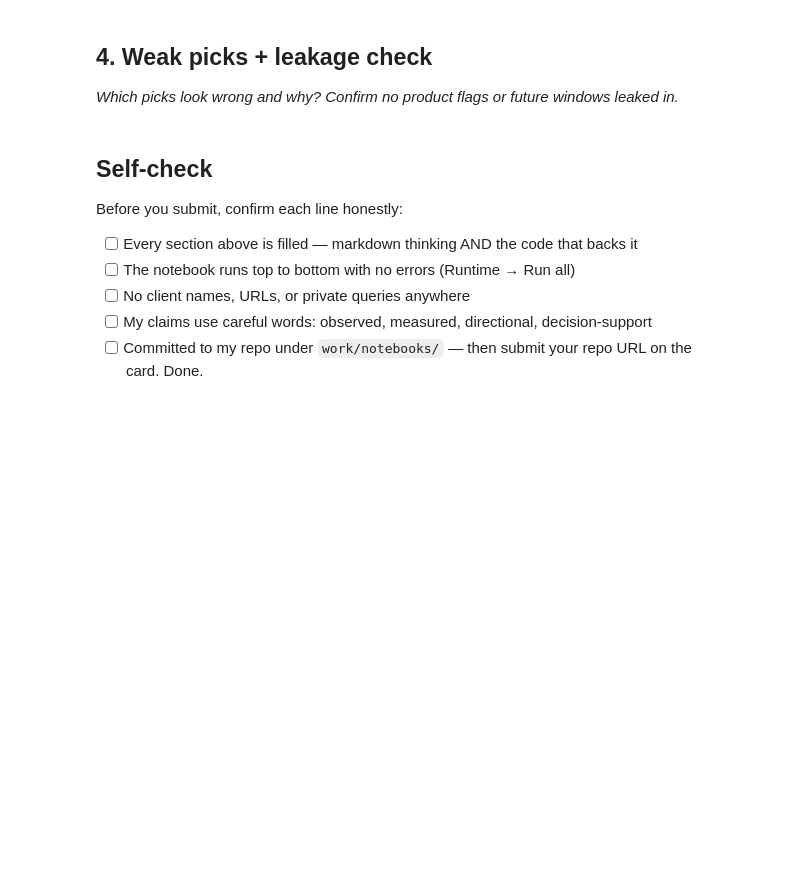
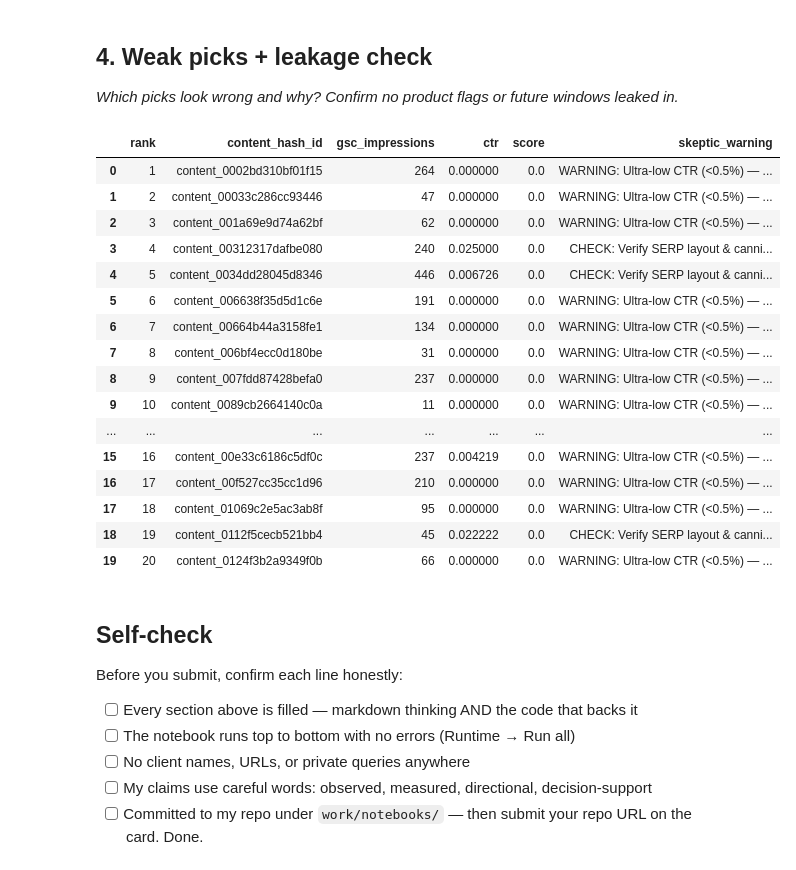
Before and after one commit to ashu141d/flyrank-ml-internship, a Jupyter notebook: work/notebooks/w04_baseline_score.ipynb, the cells around one changed output. Drawn from its saved outputs; the diff is of its cells as text; code cells hidden in the pictures; blank space fills up the shorter version.

```diff
--- a/work/notebooks/w04_baseline_score.ipynb
+++ b/work/notebooks/w04_baseline_score.ipynb
@@ -37,3 +171,30 @@ This skeleton is yours to fill. Work the sections **in order** — each one has
+# %%
+# Programmatic skeptical audit check: flag top-10 rows with extreme position variance or ultra-low CTR (<0.5%)
+audit_df = top_10.copy()
+audit_df["skeptic_warning"] = np.where(
+    audit_df["ctr"] < 0.005,
+    "WARNING: Ultra-low CTR (<0.5%) — likely SERP-feature suppression or intent mismatch",
+    "CHECK: Verify SERP layout & cannibalization before rewriting snippet"
+)
+display(audit_df[["rank", key_col, imp_col, "ctr", "score", "skeptic_warning"]])
+# %% [output]
+|  | rank | content_hash_id | gsc_impressions | ctr | score | skeptic_warning |
+| 0 | 1 | content_0002bd310bf01f15 | 264 | 0.000000 | 0.0 | WARNING: Ultra-low CTR (<0.5%) — ... |
+| 1 | 2 | content_00033c286cc93446 | 47 | 0.000000 | 0.0 | WARNING: Ultra-low CTR (<0.5%) — ... |
+| 2 | 3 | content_001a69e9d74a62bf | 62 | 0.000000 | 0.0 | WARNING: Ultra-low CTR (<0.5%) — ... |
+| 3 | 4 | content_00312317dafbe080 | 240 | 0.025000 | 0.0 | CHECK: Verify SERP layout & canni... |
+| 4 | 5 | content_0034dd28045d8346 | 446 | 0.006726 | 0.0 | CHECK: Verify SERP layout & canni... |
+| 5 | 6 | content_006638f35d5d1c6e | 191 | 0.000000 | 0.0 | WARNING: Ultra-low CTR (<0.5%) — ... |
+| 6 | 7 | content_00664b44a3158fe1 | 134 | 0.000000 | 0.0 | WARNING: Ultra-low CTR (<0.5%) — ... |
+| 7 | 8 | content_006bf4ecc0d180be | 31 | 0.000000 | 0.0 | WARNING: Ultra-low CTR (<0.5%) — ... |
+| 8 | 9 | content_007fdd87428befa0 | 237 | 0.000000 | 0.0 | WARNING: Ultra-low CTR (<0.5%) — ... |
+| 9 | 10 | content_0089cb2664140c0a | 11 | 0.000000 | 0.0 | WARNING: Ultra-low CTR (<0.5%) — ... |
+| ... | ... | ... | ... | ... | ... | ... |
+| 15 | 16 | content_00e33c6186c5df0c | 237 | 0.004219 | 0.0 | WARNING: Ultra-low CTR (<0.5%) — ... |
+| 16 | 17 | content_00f527cc35cc1d96 | 210 | 0.000000 | 0.0 | WARNING: Ultra-low CTR (<0.5%) — ... |
+| 17 | 18 | content_01069c2e5ac3ab8f | 95 | 0.000000 | 0.0 | WARNING: Ultra-low CTR (<0.5%) — ... |
+| 18 | 19 | content_0112f5cecb521bb4 | 45 | 0.022222 | 0.0 | CHECK: Verify SERP layout & canni... |
+| 19 | 20 | content_0124f3b2a9349f0b | 66 | 0.000000 | 0.0 | WARNING: Ultra-low CTR (<0.5%) — ... |
 # %% [markdown]
 ## Self-check
 
```
Also changed, not shown: parts of 7 cells of this notebook.
